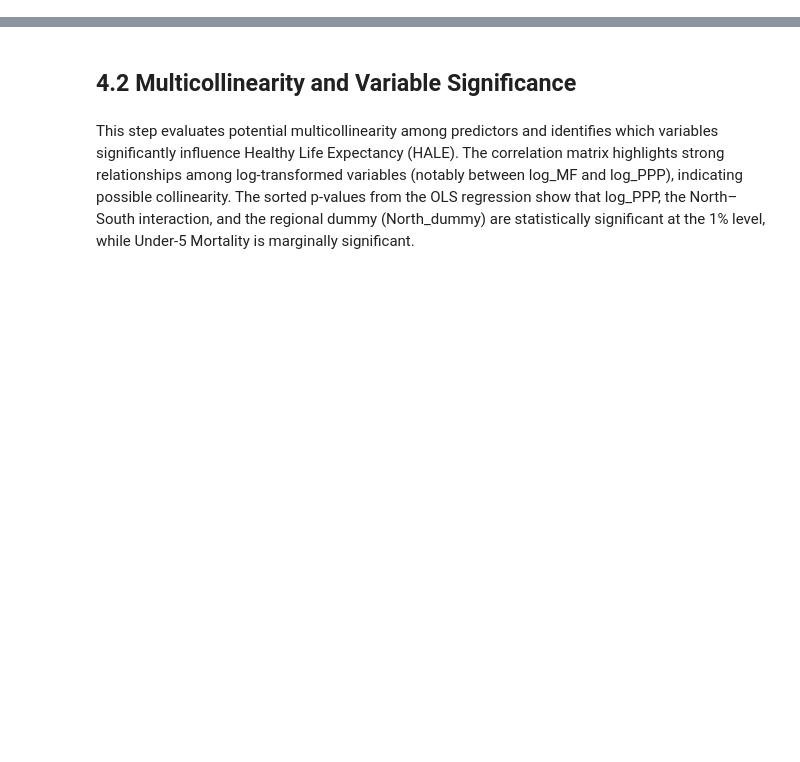
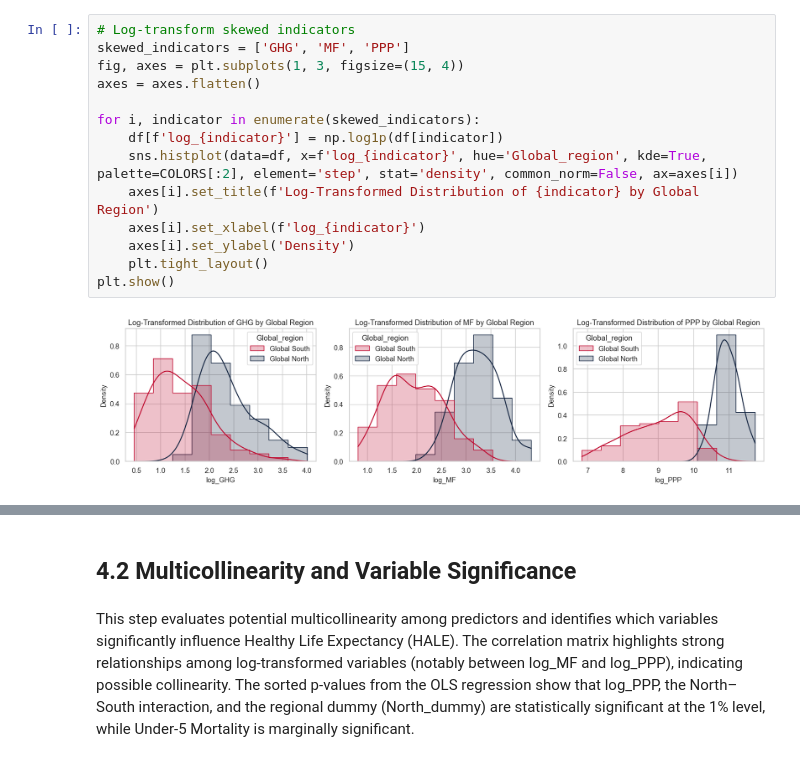
Before and after one commit to GChainx/material-consumption-northsouth, a Jupyter notebook: data_analysis.ipynb, the cells around one changed output, grey strips where cells are left out. Drawn from its saved outputs; the diff is of its cells as text; blank space fills up the shorter version.

```diff
--- a/data_analysis.ipynb
+++ b/data_analysis.ipynb
@@ -194,0 +93,16 @@ Covariance Type:                  HC3
+# %%
+# Log-transform skewed indicators
+skewed_indicators = ['GHG', 'MF', 'PPP']
+fig, axes = plt.subplots(1, 3, figsize=(15, 4))
+axes = axes.flatten()
+
+for i, indicator in enumerate(skewed_indicators):
+    df[f'log_{indicator}'] = np.log1p(df[indicator])
+    sns.histplot(data=df, x=f'log_{indicator}', hue='Global_region', kde=True, palette=COLORS[:2], element='step', stat='density', common_norm=False, ax=axes[i])
+    axes[i].set_title(f'Log-Transformed Distribution of {indicator} by Global Region')
+    axes[i].set_xlabel(f'log_{indicator}')
+    axes[i].set_ylabel('Density')
+    plt.tight_layout()
+plt.show()
+# %% [output]
+[figure, added]
```
Also changed, not shown: parts of 81 cells of this notebook.
